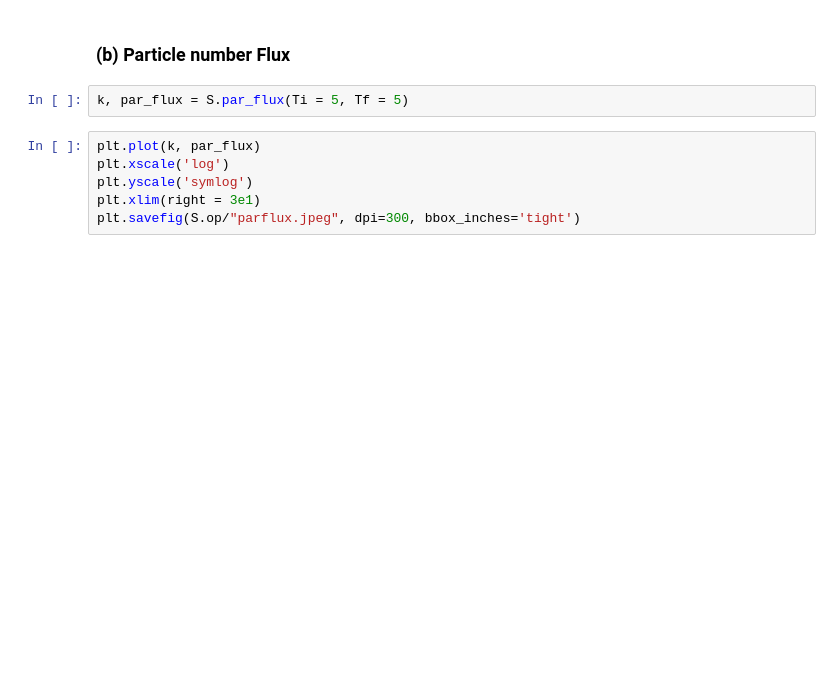
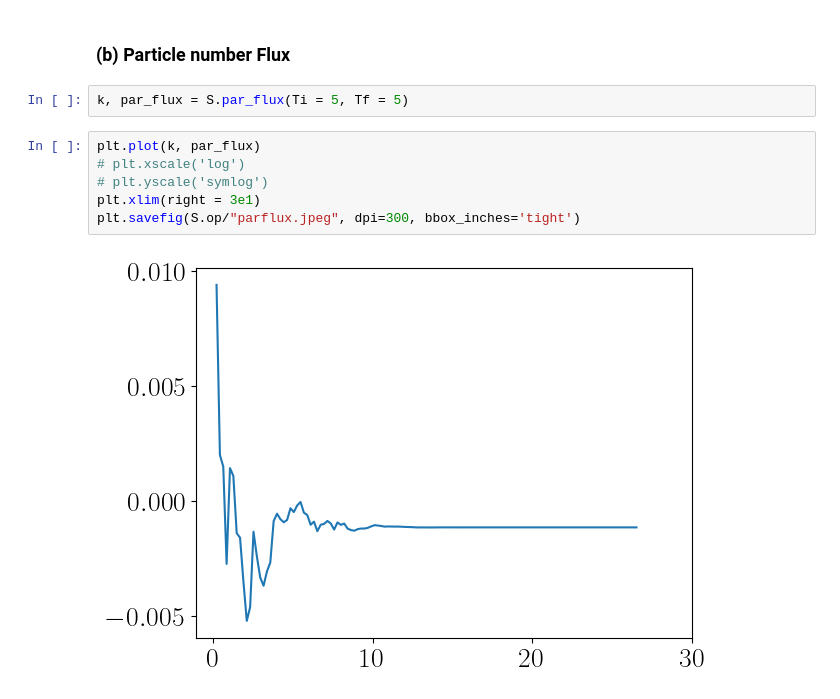
Before and after one commit to sachinrawat2207/quTARANGm, a Jupyter notebook: postprocessing/plot_spectra.ipynb, the cells around one changed output. Cells and saved outputs as stored; diff of their text form; blank space fills up the shorter version.

```diff
--- a/postprocessing/plot_spectra.ipynb
+++ b/postprocessing/plot_spectra.ipynb
@@ -72,7 +88,9 @@ plt.savefig(S.op/"compflux.jpeg", dpi=300, bbox_inches='tight')# save data to th
 k, par_flux = S.par_flux(Ti = 5, Tf = 5)
 # %%
 plt.plot(k, par_flux)
-plt.xscale('log')
-plt.yscale('symlog')
+# plt.xscale('log')
+# plt.yscale('symlog')
 plt.xlim(right = 3e1)
 plt.savefig(S.op/"parflux.jpeg", dpi=300, bbox_inches='tight')
+# %% [output]
+[figure, added]
```
Also changed, not shown: parts of 10 cells of this notebook, 4 other files.
